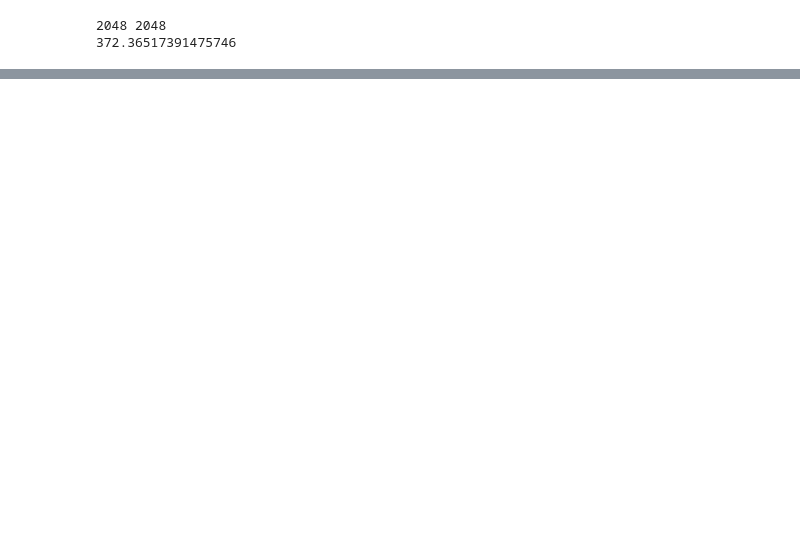
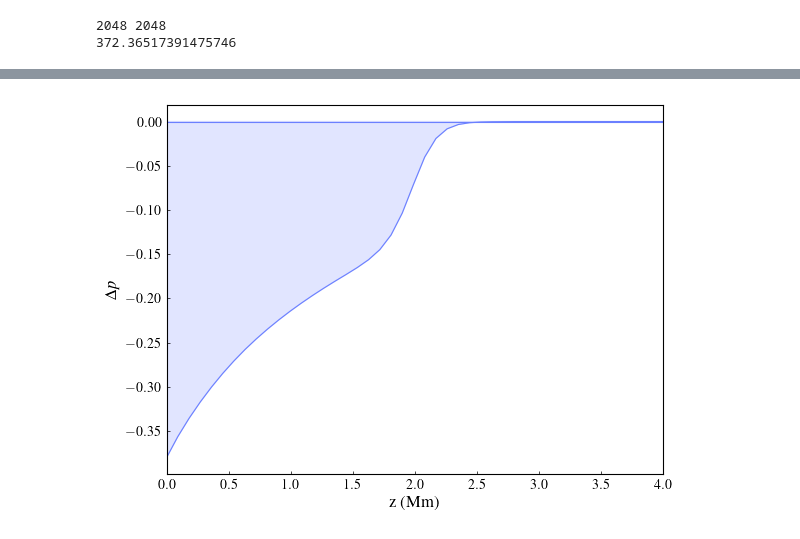
Before and after one commit to LMNadol/mflex, a Jupyter notebook: mhsflex/thesis_SolOr.ipynb, the cells around one changed output, grey strips where cells are left out. Saved outputs shown, nothing was run; the diff lists cells and outputs as text; code cells hidden in the pictures; blank space fills up the shorter version.

```diff
--- a/mhsflex/thesis_SolOr.ipynb
+++ b/mhsflex/thesis_SolOr.ipynb
@@ -143,0 +178,42 @@ data3d.save(path2save)
+# %%
+dp_max = np.zeros_like(data3d.z)
+dp_min = np.zeros_like(data3d.z)
+
+dd_max = np.zeros_like(data3d.z)
+dd_min = np.zeros_like(data3d.z)
+
+for iz in range(data3d.nz):
+    dp_max[iz] = data3d.dpressure[:, :, iz].max()
+    dp_min[iz] = data3d.dpressure[:, :, iz].min()
+    dd_max[iz] = data3d.ddensity[:, :, iz].max()
+    dd_min[iz] = data3d.ddensity[:, :, iz].min()
+# %%
+fig, ax1 = plt.subplots()
+ax1.fill_between(data3d.z, dp_min, dp_max, color=c2, alpha=0.2)
+
+ax1.plot(
+    data3d.z,
+    dp_max,
+    linewidth=0.8,
+    color= c2,
+    # label=r"B-den, $\rho_0$ prescribed, linear",
+)
+ax1.plot(
+    data3d.z,
+    dp_min,
+    linewidth=0.8,
+    color= c2,
+    # label=r"B-den, $p_0$ prescribed, linear",
+)
+
+
+ax1.set_ylabel(r"$\Delta p$", fontsize=12)
+ax1.set_xlabel(r"z (Mm)", fontsize=12)
+plt.legend(frameon=False, fontsize=12)
+plt.tick_params(direction="in", length=2, width=0.5)
+ax1.set_xlim(0, 4.0)
+plotname = folder + "/dpres.png"
+plt.savefig(plotname, dpi=300, bbox_inches="tight", pad_inches=0.1)
+plt.show()
+# %% [output]
+[figure, added]
```
Also changed, not shown: parts of 16 cells of this notebook, 3 other files.
